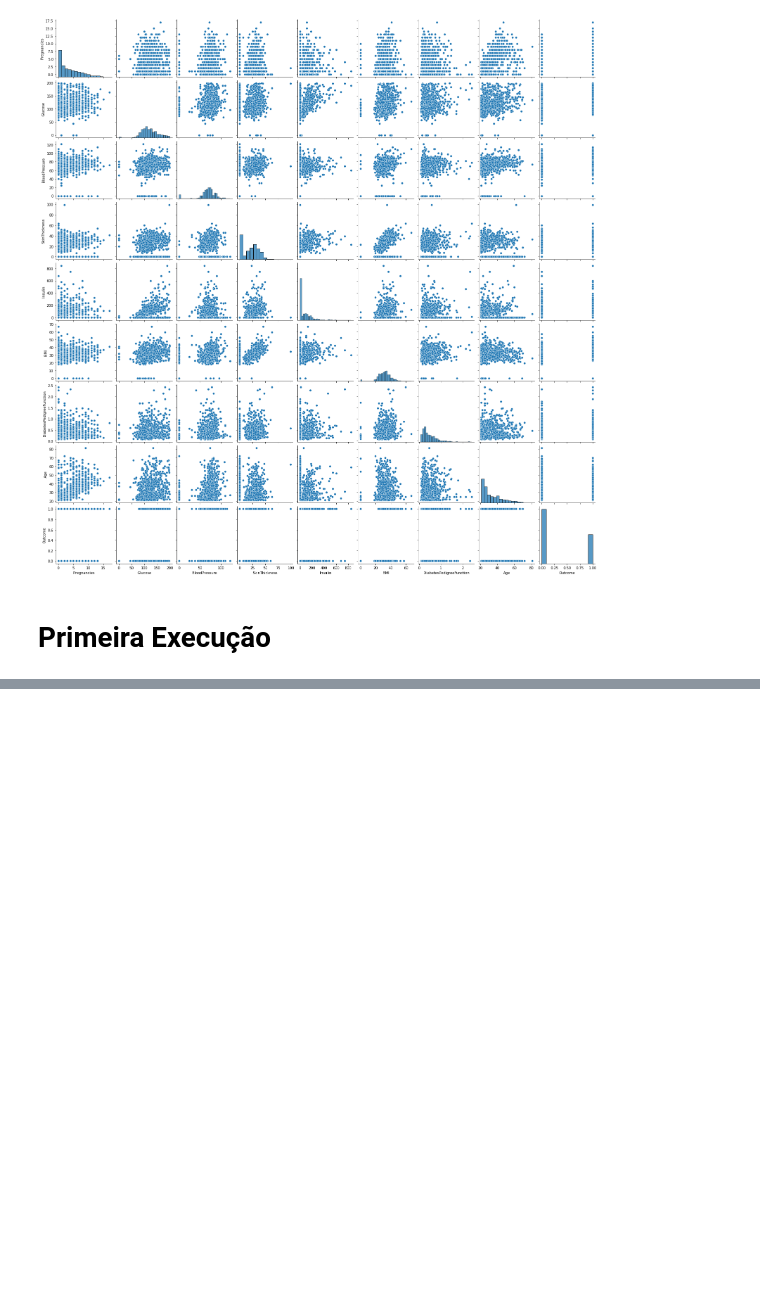
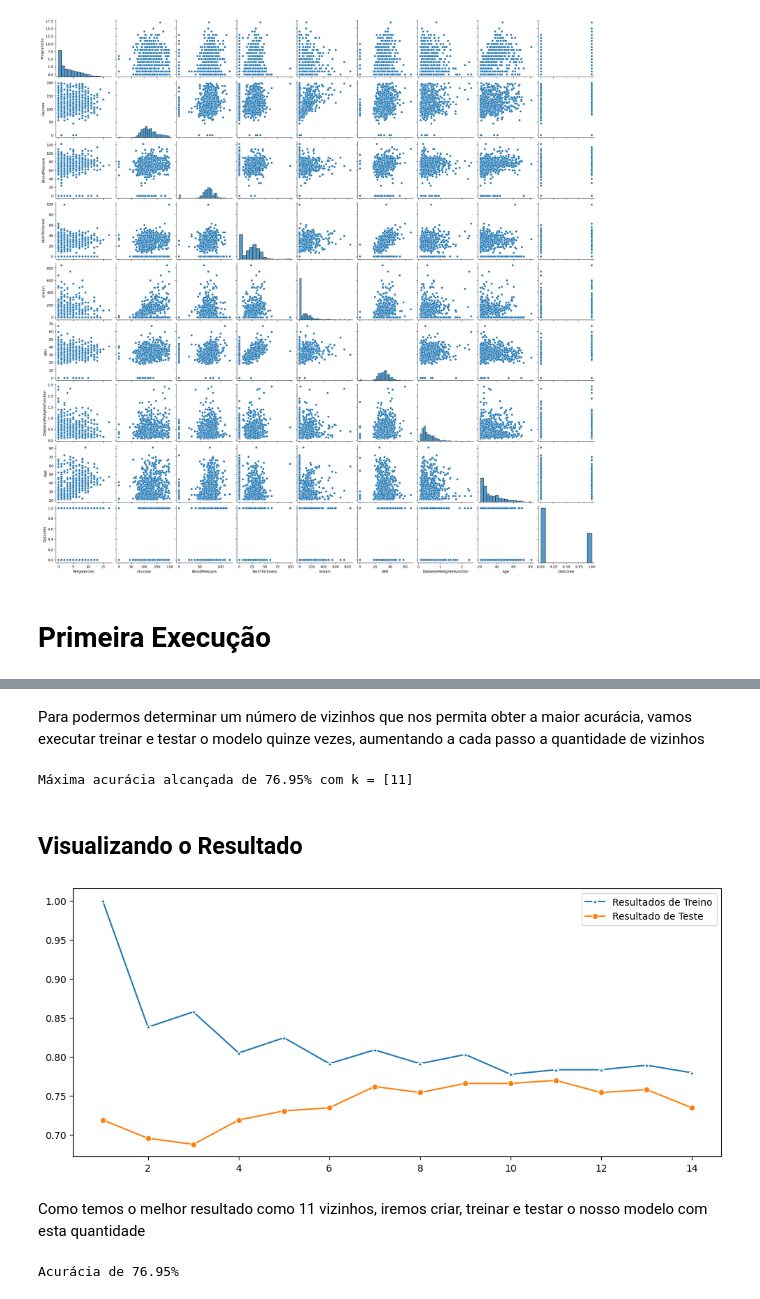
Before and after one commit to Marcellofabrizio/Notebooks, a Jupyter notebook: Pima Indians Diabetes Database/Diabetes_knn_vs_dt.ipynb, the cells around one changed output, grey strips where cells are left out. Drawn from its saved outputs; the diff is of its cells as text; code cells hidden in the pictures; blank space fills up the shorter version.

```diff
--- a/Pima Indians Diabetes Database/Diabetes_knn_vs_dt.ipynb
+++ b/Pima Indians Diabetes Database/Diabetes_knn_vs_dt.ipynb
@@ -84,0 +112,42 @@ KNeighborsClassifier(n_neighbors=10, weights='distance')
+# %%
+# Separa os dados com o método de Hold-Out
+
+X_train, X_test, y_train, y_test = train_test_split(X,y,test_size=1/3,random_state=42, stratify=y)
+# %% [markdown]
+Para podermos determinar um número de vizinhos que nos permita obter a maior acurácia, vamos executar treinar e testar o modelo quinze vezes, aumentando a cada passo a quantidade de vizinhos
+# %%
+test_scores = []
+train_scores = []
+
+for i in range(1,15):
+    # utilizando 'weights' como 'universal' retornou melhores resultados
+    knn = KNeighborsClassifier(i)
+    knn.fit(X_train,y_train)
+
+    train_scores.append(knn.score(X_train,y_train))
+    test_scores.append(knn.score(X_test,y_test))
+# %%
+max_test_score = max(test_scores)
+test_scores_ind = [i for i, v in enumerate(test_scores) if v == max_test_score]
+print('Máxima acurácia alcançada de {:.2f}% com k = {}'.format(max_test_score*100,list(map(lambda x: x+1, test_scores_ind))))
+# %% [output]
+Máxima acurácia alcançada de 76.95% com k = [11]
+# %% [markdown]
+## Visualizando o Resultado
+# %%
+plt.figure(figsize=(12,5))
+p = sb.lineplot(range(1,15),train_scores,marker='*',label='Resultados de Treino')
+p = sb.lineplot(range(1,15),test_scores,marker='o',label='Resultado de Teste')
+# %% [output]
+[figure, added]
+# %% [markdown]
+Como temos o melhor resultado como 11 vizinhos, iremos criar, treinar e testar o nosso modelo com esta quantidade
+# %%
+#Setup a knn classifier with k neighbors
+knn = KNeighborsClassifier(11)
+
+knn.fit(X_train,y_train)
+score = knn.score(X_test,y_test)
+print("Acurácia de {:.2f}%".format(score*100))
+# %% [output]
+Acurácia de 76.95%
```
Also changed, not shown: parts of 14 cells of this notebook, 8 other files.
